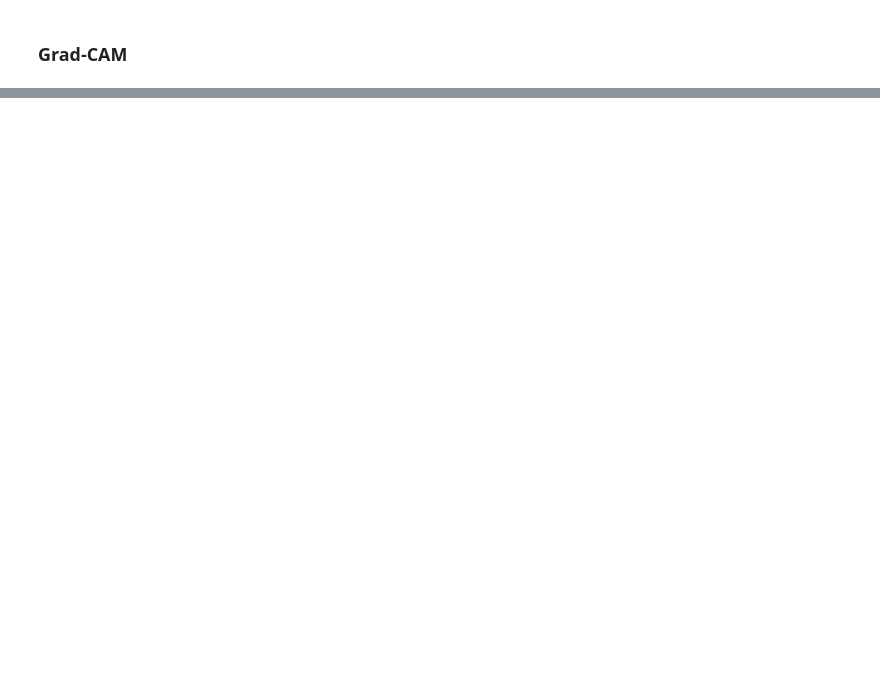
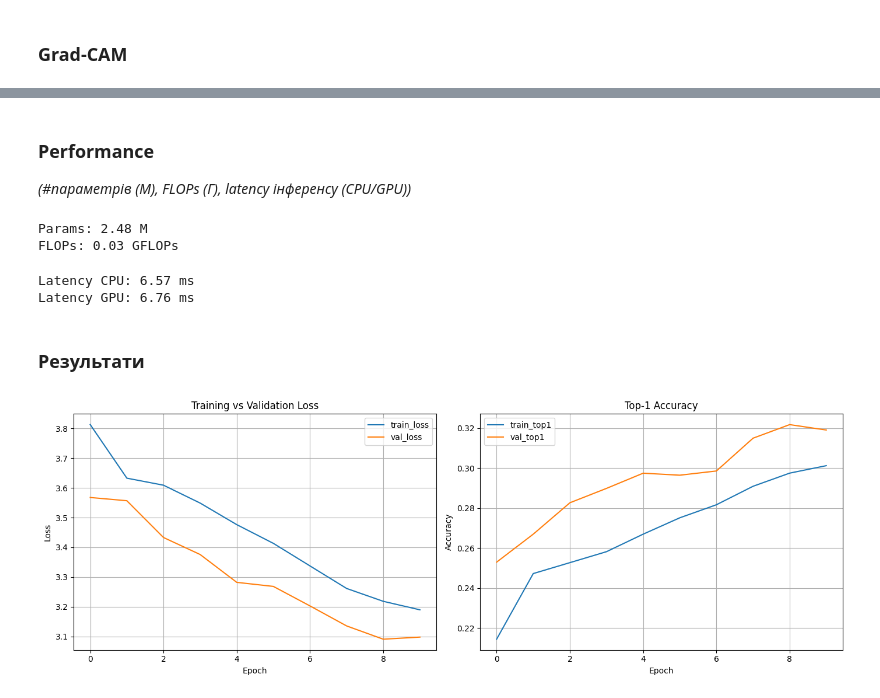
Before and after one commit to Emptx0/neural_networks_Lab3-4, a Jupyter notebook: Lab3.ipynb, the cells around one changed output, grey strips where cells are left out. Cells and saved outputs as stored; diff of their text form; code cells hidden in the pictures; blank space fills up the shorter version.

```diff
--- a/Lab3.ipynb
+++ b/Lab3.ipynb
@@ -787,0 +924,5 @@ Pred: 154, True: 154
+# %%
+import torchvision.models as models
+import torch.nn as nn
+
+model = models.mobilenet_v2(pretrained=True)
@@ -787,0 +932,2 @@ Pred: 154, True: 154
+# %%
+model.classifier[1] = nn.Linear(model.classifier[1].in_features, 200)
@@ -787,0 +1038,50 @@ Pred: 154, True: 154
+# %% [markdown]
+### Performance
+*(#параметрів (М), FLOPs (Г), latency інференсу (CPU/GPU))*
+# %%
+flops, params = get_model_stats(model, device)
+
+print(f"Params: {params:.2f} M")
+print(f"FLOPs: {flops:.2f} GFLOPs")
+# %% [output]
+Params: 2.48 M
+FLOPs: 0.03 GFLOPs
+# %%
+lat_gpu = measure_latency(model, "cuda") if torch.cuda.is_available() else None
+lat_cpu = measure_latency(model.to("cpu"), "cpu")
+
+print(f"Latency CPU: {lat_cpu:.2f} ms")
+if lat_gpu:
+    print(f"Latency GPU: {lat_gpu:.2f} ms")
+# %% [output]
+Latency CPU: 6.57 ms
+Latency GPU: 6.76 ms
+# %% [markdown]
+### Результати
+# %%
+plt.figure(figsize=(14,5))
+
+# Графік loss
+plt.subplot(1, 2, 1)
+plt.plot(history["train_loss"], label="train_loss")
+plt.plot(history["val_loss"], label="val_loss")
+plt.xlabel("Epoch")
+plt.ylabel("Loss")
+plt.title("Training vs Validation Loss")
+plt.legend()
+plt.grid()
+
+# Графік accuracy
+plt.subplot(1, 2, 2)
+plt.plot(history["train_top1"], label="train_top1")
+plt.plot(history["val_top1"], label="val_top1")
+plt.xlabel("Epoch")
+plt.ylabel("Accuracy")
+plt.title("Top-1 Accuracy")
+plt.legend()
+plt.grid()
+
+plt.tight_layout()
+plt.show()
+# %% [output]
+[figure, added]
```
Also changed, not shown: parts of 29 cells of this notebook.
